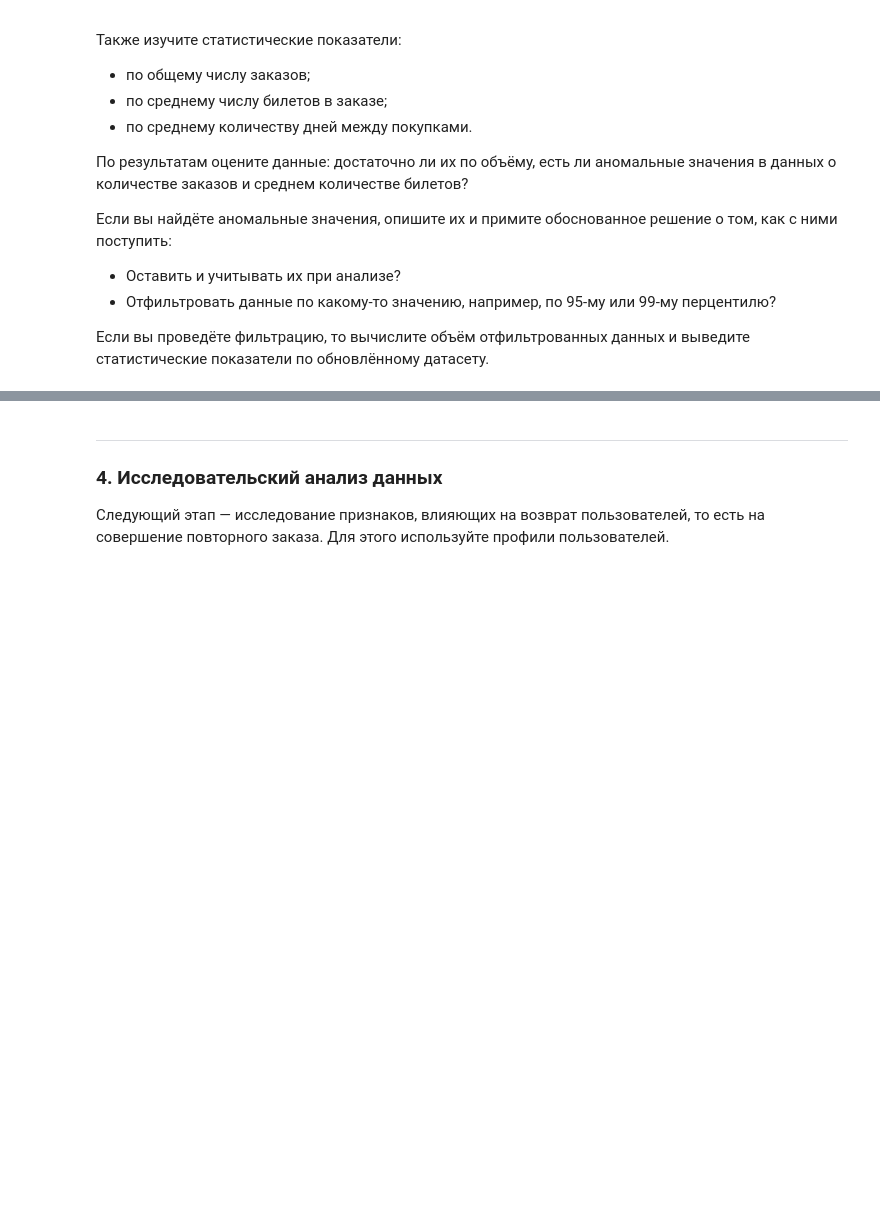
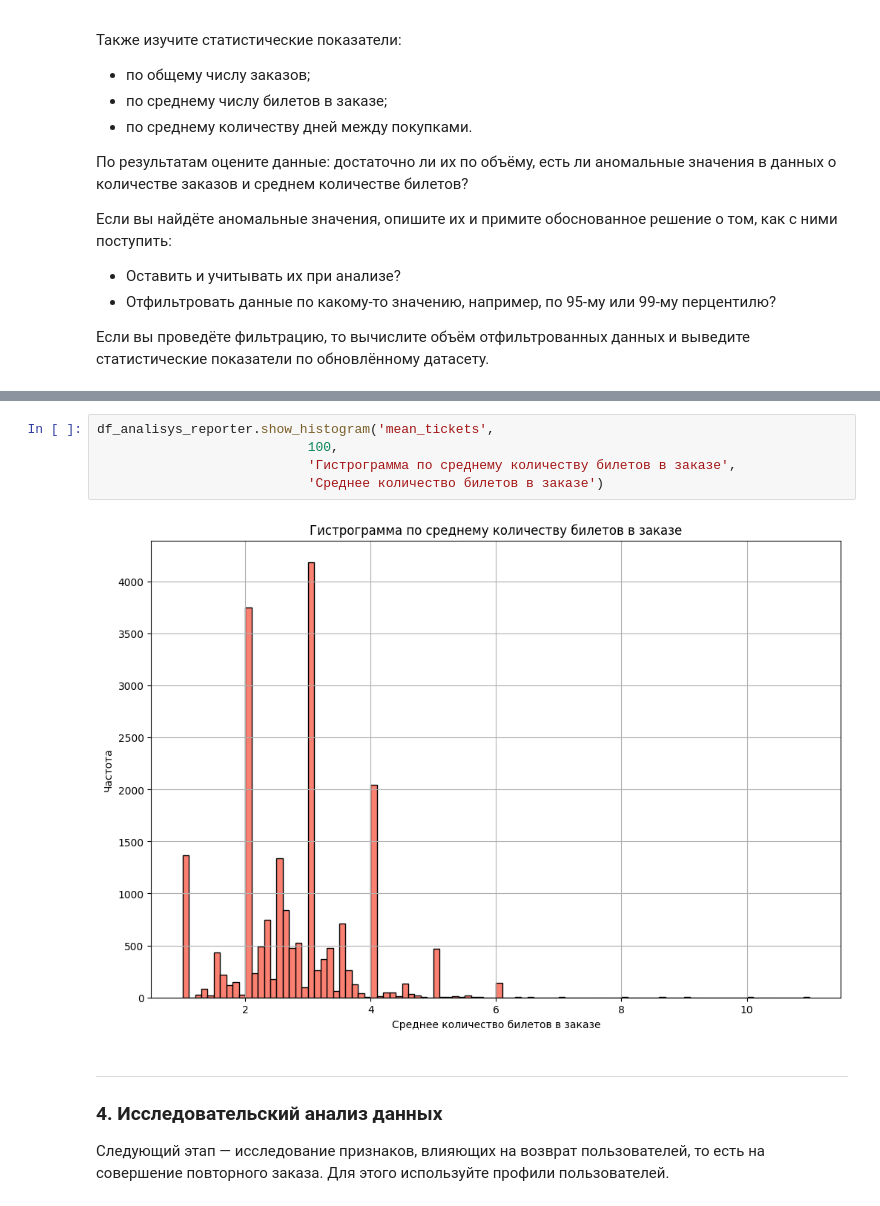
Before and after one commit to mrromanivanov/afisha_yandex_analysis, a Jupyter notebook: afisha_Ivanov_Roman.ipynb, the cells around one changed output, grey strips where cells are left out. Saved outputs shown, nothing was run; the diff lists cells and outputs as text; blank space fills up the shorter version.

```diff
--- a/afisha_Ivanov_Roman.ipynb
+++ b/afisha_Ivanov_Roman.ipynb
@@ -695,3 +907,10 @@ Data columns (total 15 columns):
+# %%
+df_analisys_reporter.show_histogram('mean_tickets',
+                           100,
+                           'Гистрограмма по среднему количеству билетов в заказе',
+                           'Среднее количество билетов в заказе')
+# %% [output]
+[figure, added]
 # %% [markdown]
 ---
 
```
Also changed, not shown: parts of 28 cells of this notebook.
